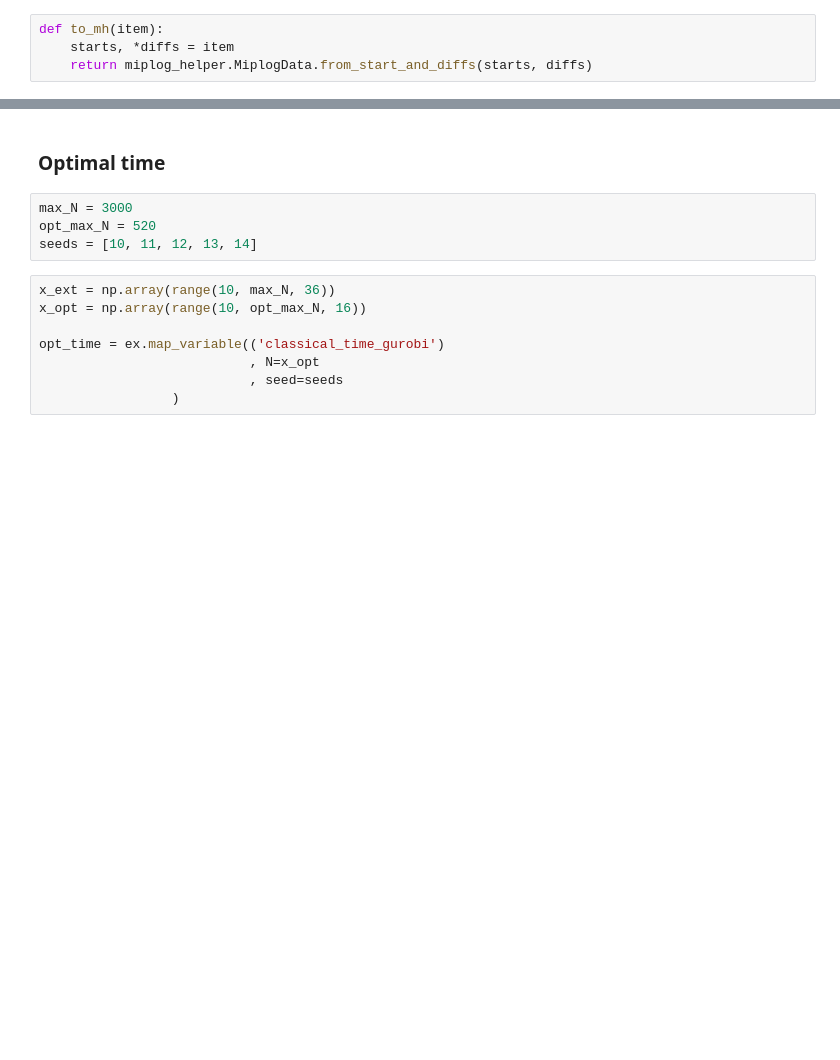
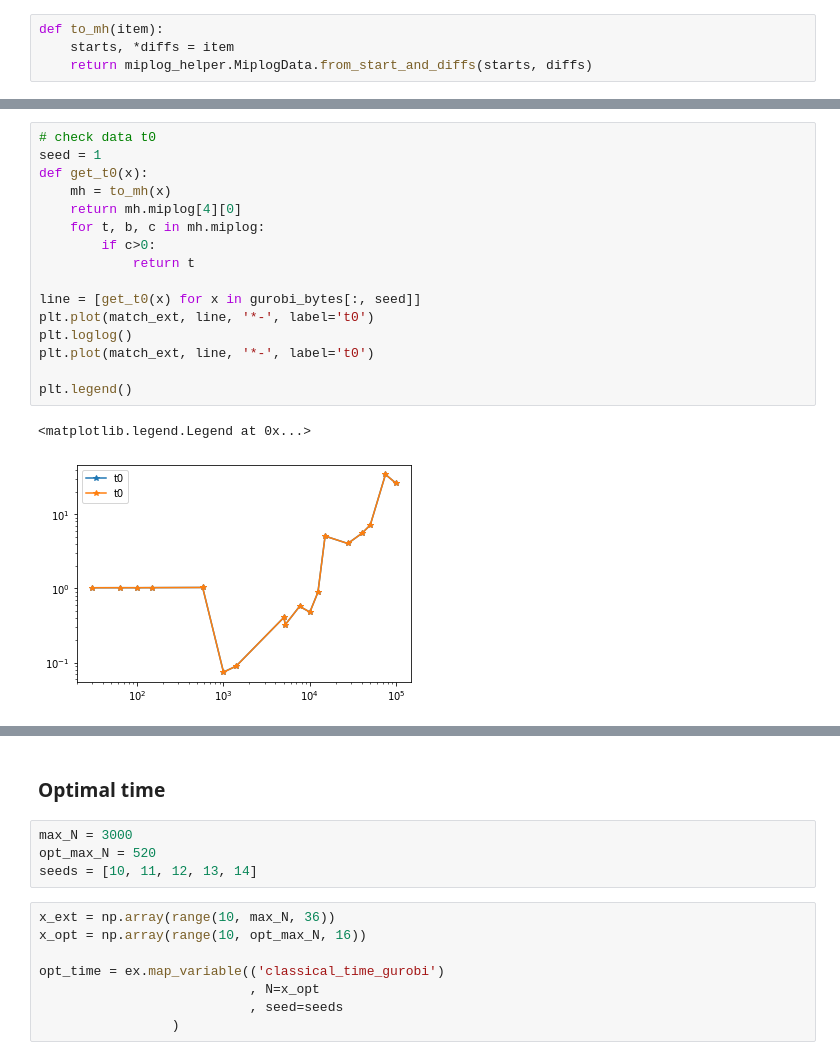
Before and after one commit to danlkv/quantum-classical-time-maxcut, a Jupyter notebook: data/generators/generate_classical_times.ipynb, the cells around one changed output, grey strips where cells are left out. Saved outputs shown, nothing was run; the diff lists cells and outputs as text; blank space fills up the shorter version.

```diff
--- a/data/generators/generate_classical_times.ipynb
+++ b/data/generators/generate_classical_times.ipynb
@@ -262,0 +293,19 @@ plt.legend()
+# %%
+# check data t0
+seed = 1
+def get_t0(x):
+    mh = to_mh(x)
+    return mh.miplog[4][0]
+    for t, b, c in mh.miplog:
+        if c>0:
+            return t
+
+line = [get_t0(x) for x in gurobi_bytes[:, seed]]
+plt.plot(match_ext, line, '*-', label='t0')
+plt.loglog()
+plt.plot(match_ext, line, '*-', label='t0')
+
+plt.legend()
+# %% [output]
+<matplotlib.legend.Legend at 0x...>
+[figure, added]
```
Also changed, not shown: parts of 11 cells of this notebook, 3 other files.
